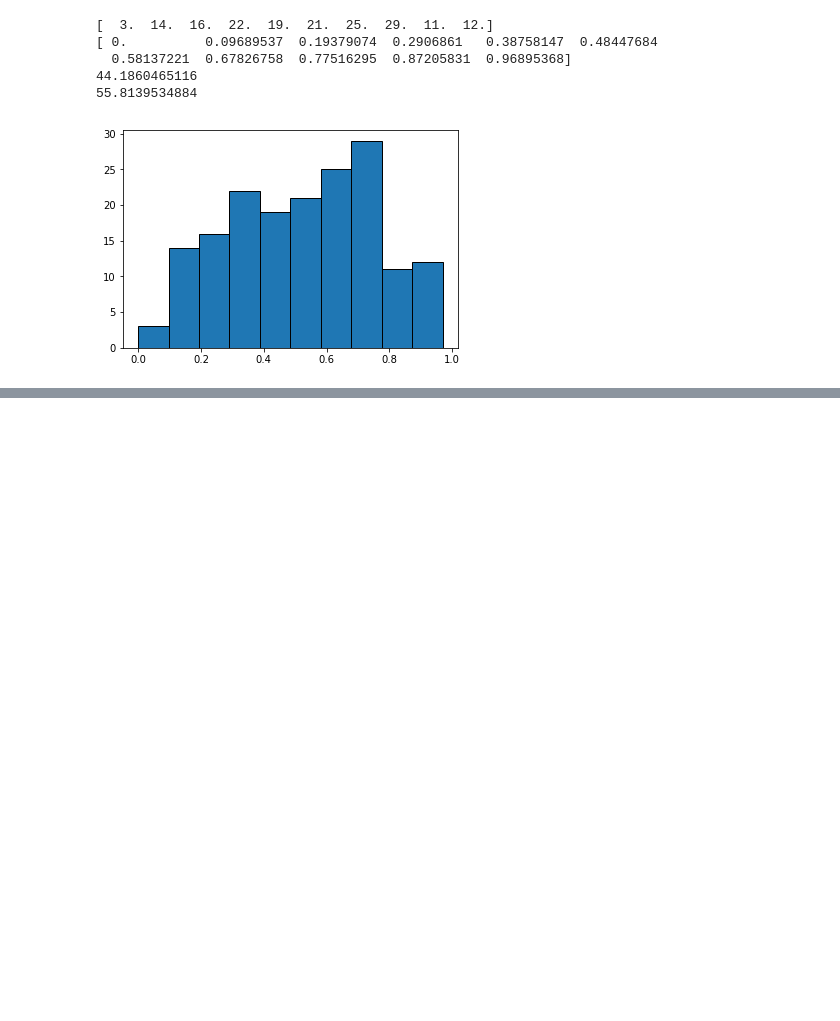
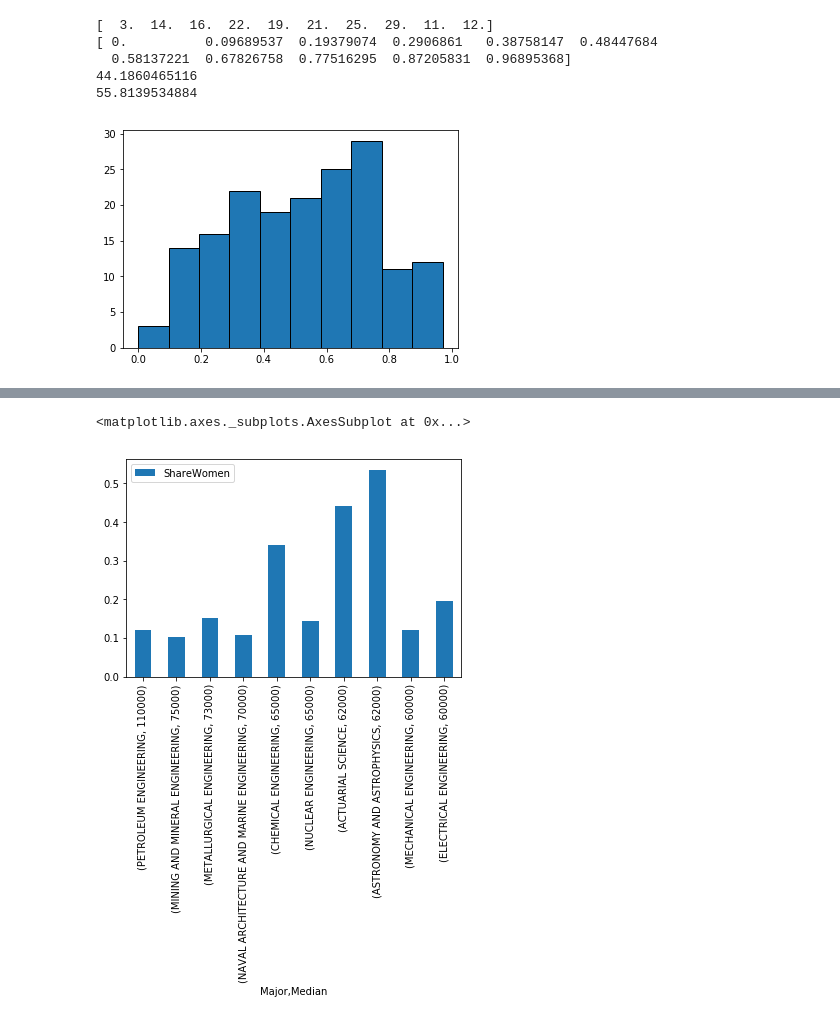
Before and after one commit to matija94/show-me-the-code, a Jupyter notebook: data-science/data_visualization/Visualizing Earnings Based On College Majors.ipynb, the cells around one changed output, grey strips where cells are left out. Cells and saved outputs as stored; diff of their text form; code cells hidden in the pictures; blank space fills up the shorter version.

```diff
--- a/data-science/data_visualization/Visualizing Earnings Based On College Majors.ipynb
+++ b/data-science/data_visualization/Visualizing Earnings Based On College Majors.ipynb
@@ -245,0 +272,9 @@ print(more_women_majors_percentage)
+# %%
+'''
+df is already sorted by rank.
+Rank displays ranking for the major based on it's median earnings
+'''
+recent_grads[0:10].plot.bar(x=['Major','Median'], y='ShareWomen')
+# %% [output]
+<matplotlib.axes._subplots.AxesSubplot at 0x...>
+[figure, added]
```
Also changed, not shown: parts of 10 cells of this notebook, 3 other files.
